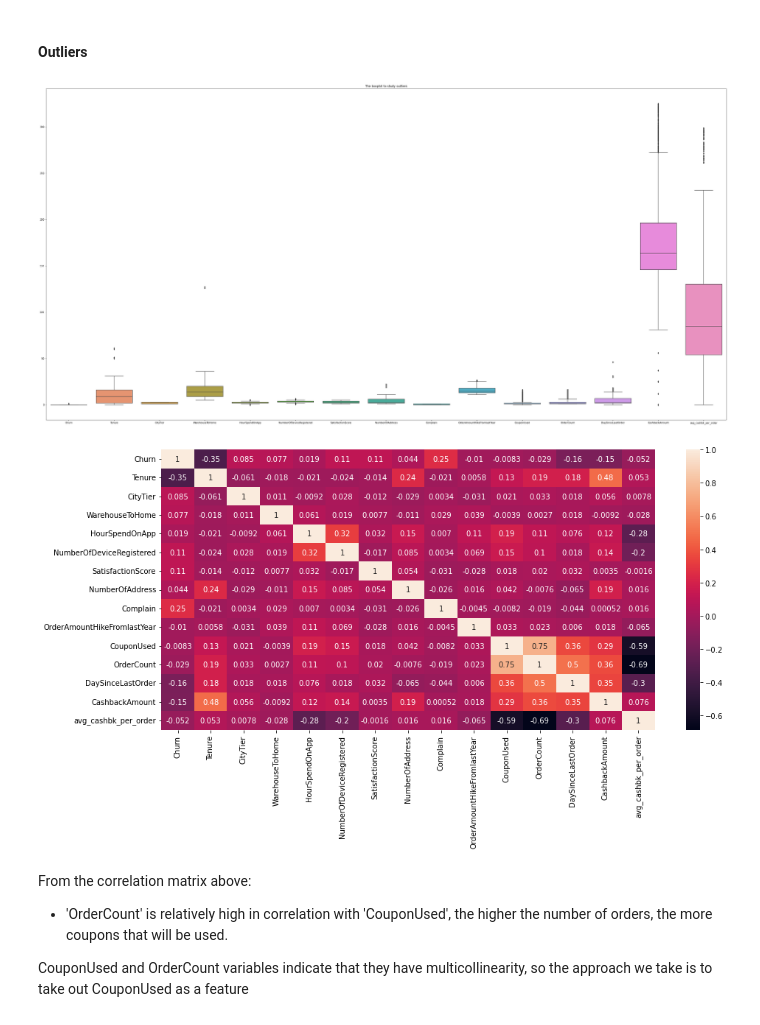
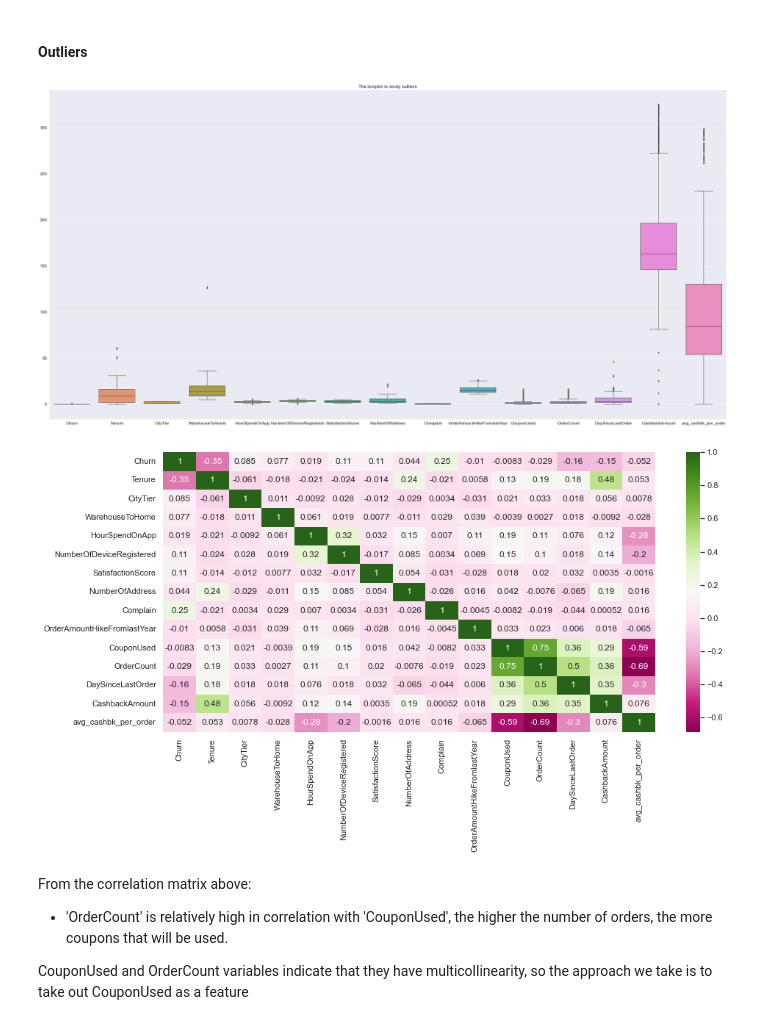
Before and after one commit to dicky02ard/E-Commerce-Customers-Prediction-Analysis, a Jupyter notebook: FINAL_PROJECT.ipynb, the cells around one changed output. Saved outputs shown, nothing was run; the diff lists cells and outputs as text; code cells hidden in the pictures.

```diff
--- a/FINAL_PROJECT.ipynb
+++ b/FINAL_PROJECT.ipynb
@@ -269,0 +287,9 @@ fig.show('png')
+# %%
+# Visualize PreferredPaymentMode variable by churn
+plt.figure(figsize=(17, 7))
+sns.set_style("darkgrid")
+sns.set(font_scale = 1.2)
+sns.countplot(x='PreferredPaymentMode',hue='Churn', data=df_ecommerce, palette=['Blue', 'Red'])
+plt.title('PreferredPaymentMode by Churn')
+plt.xlabel('Payment Method')
+plt.show()
@@ -296,0 +312,9 @@ fig.show('png')
+# %%
+# Visualize order category variable by churn
+plt.figure(figsize=(17, 7))
+sns.set_style("darkgrid")
+sns.set(font_scale = 1.2)
+sns.countplot(x='PreferedOrderCat',hue='Churn', data=df_ecommerce, palette=['Blue', 'Red'])
+plt.title('Order Category by Churn')
+plt.xlabel('Order Category')
+plt.show()
@@ -322,0 +336,9 @@ fig.show('png')
+# %%
+# Visualize martial status variable by churn
+plt.figure(figsize=(17, 7))
+sns.set_style("darkgrid")
+sns.set(font_scale = 1.2)
+sns.countplot(x='MaritalStatus',hue='Churn', data=df_ecommerce, palette=['Blue', 'Red'])
+plt.title('Marital Status by Churn')
+plt.xlabel('Marital Status')
+plt.show()
@@ -375,17 +399,19 @@ df_ecommerce[['Churn','Tenure','CityTier','NumberOfDeviceRegistered',
 #### Outliers
 # %%
 # Checking for outliers
+sns.set(font_scale = 1.6)
 plt.figure(figsize=(50,25))
 sns.boxplot(data=df_ecommerce)
 plt.title('The boxplot to study outliers');
 # %% [output]
-[figure, old version]
+[figure, new version]
 # %%
 # Checking for correlation of each variables
 plt.figure(figsize=(15,7))
-sns.heatmap(df_ecommerce.corr(), annot=True);
+sns.set(font_scale = 1)
+sns.heatmap(df_ecommerce.corr(), annot=True, cmap='PiYG');
 # %% [output]
-[figure, old version]
+[figure, new version]
 # %% [markdown]
 From the correlation matrix above:
 
```
Also changed, not shown: parts of 57 cells of this notebook, 1 other file.
